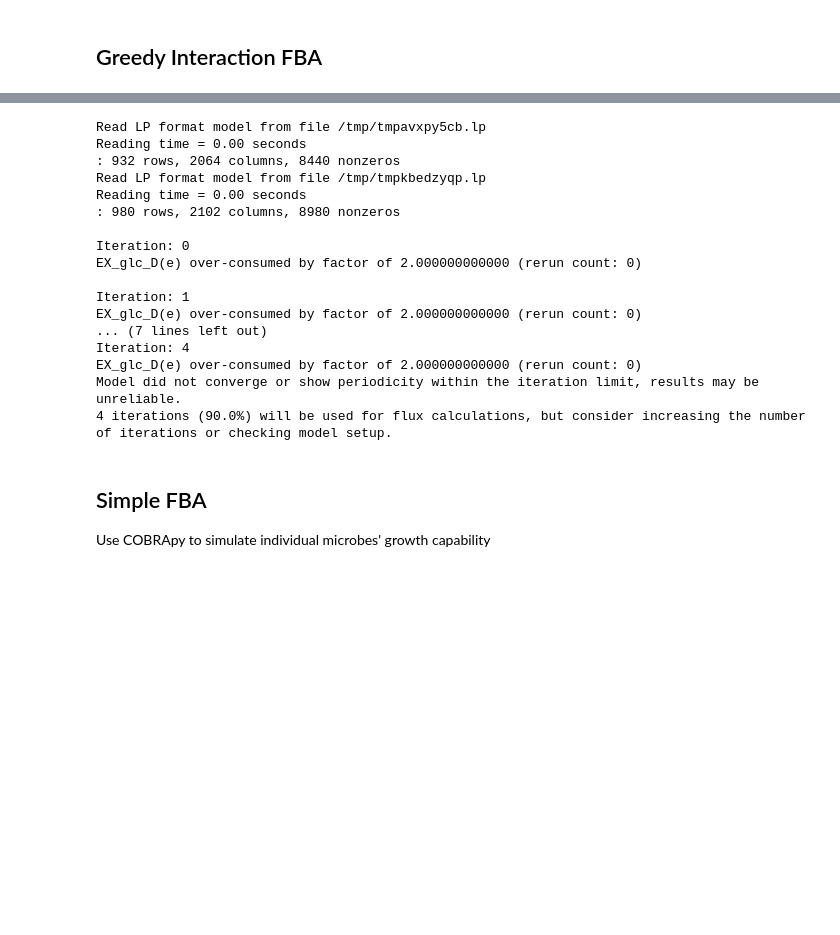
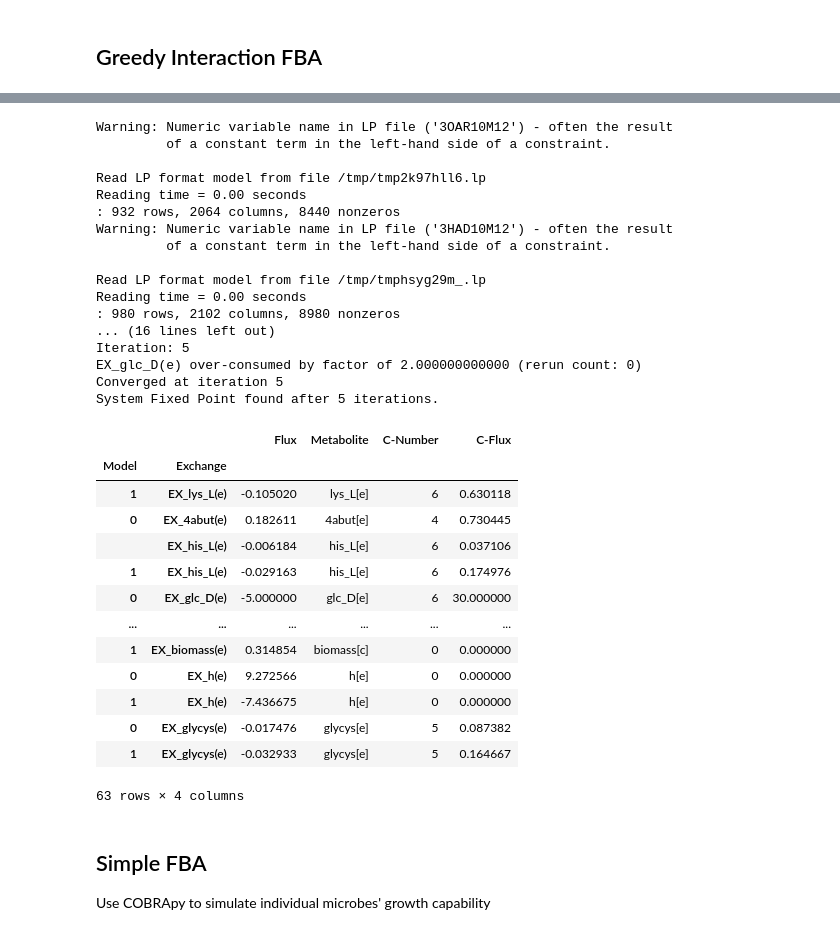
Before and after one commit to m-3-lab/giFBA, a Jupyter notebook: Examples/2_real_models/2_1_ahallii_binfantis.ipynb, the cells around one changed output, grey strips where cells are left out. Saved outputs shown, nothing was run; the diff lists cells and outputs as text; code cells hidden in the pictures; blank space fills up the shorter version.

```diff
--- a/Examples/2_real_models/2_1_ahallii_binfantis.ipynb
+++ b/Examples/2_real_models/2_1_ahallii_binfantis.ipynb
@@ -83,43 +85,59 @@ Using regular expression found the following compartments:c, e
 # %%
 # initialize community
 community = gifba.gifbaObject(models,
                               media,
                               rel_abund=rel_abund)
 
 # run iterations
-media_flux, org_flux = community.run_gifba(iters=5,
+media_flux, org_flux = community.run_gifba(iters=100,
                                            method="pfba",
                                            v=True)
 
 # view results and prep network files for cytoscape
 summary = community.summarize()
 edges, nodes = summary.to_cytoscape()
 
 # only visualize substantial edges keeping biomass fluxes
 edges = edges[(abs(edges["Value"]) > 0.1) | (edges["Target"] == "biomass[c]")]
 nodes = nodes[nodes["ID"].isin(edges[["Source", "Target"]].values.flatten())]
 
 # store
 edges.to_csv("../figures/real_model_figs/cytoscape_networks/AH_BI_edges.csv", index=False)
 nodes.to_csv("../figures/real_model_figs/cytoscape_networks/AH_BI_nodes.csv", index=False)
+
+summary
 # %% [output]
-Read LP format model from file /tmp/tmpavxpy5cb.lp
+Warning: Numeric variable name in LP file ('3OAR10M12') - often the result
+         of a constant term in the left-hand side of a constraint.
+
+Read LP format model from file /tmp/tmp2k97hll6.lp
 Reading time = 0.00 seconds
 : 932 rows, 2064 columns, 8440 nonzeros
-Read LP format model from file /tmp/tmpkbedzyqp.lp
+Warning: Numeric variable name in LP file ('3HAD10M12') - often the result
+         of a constant term in the left-hand side of a constraint.
+
+Read LP format model from file /tmp/tmphsyg29m_.lp
 Reading time = 0.00 seconds
 : 980 rows, 2102 columns, 8980 nonzeros
-
-Iteration: 0
+... (16 lines left out)
+Iteration: 5
 EX_glc_D(e) over-consumed by factor of 2.000000000000 (rerun count: 0)
-
-Iteration: 1
-EX_glc_D(e) over-consumed by factor of 2.000000000000 (rerun count: 0)
-... (7 lines left out)
-Iteration: 4
-EX_glc_D(e) over-consumed by factor of 2.000000000000 (rerun count: 0)
-Model did not converge or show periodicity within the iteration limit, results may be unreliable.
-4 iterations (90.0%) will be used for flux calculations, but consider increasing the number of iterations or checking model setup.
+Converged at iteration 5
+System Fixed Point found after 5 iterations.
+|  |  | Flux | Metabolite | C-Number | C-Flux |
+| Model | Exchange |  |  |  |  |
+| 1 | EX_lys_L(e) | -0.105020 | lys_L[e] | 6 | 0.630118 |
+| 0 | EX_4abut(e) | 0.182611 | 4abut[e] | 4 | 0.730445 |
+|  | EX_his_L(e) | -0.006184 | his_L[e] | 6 | 0.037106 |
+| 1 | EX_his_L(e) | -0.029163 | his_L[e] | 6 | 0.174976 |
+| 0 | EX_glc_D(e) | -5.000000 | glc_D[e] | 6 | 30.000000 |
+| ... | ... | ... | ... | ... | ... |
+| 1 | EX_biomass(e) | 0.314854 | biomass[c] | 0 | 0.000000 |
+| 0 | EX_h(e) | 9.272566 | h[e] | 0 | 0.000000 |
+| 1 | EX_h(e) | -7.436675 | h[e] | 0 | 0.000000 |
+| 0 | EX_glycys(e) | -0.017476 | glycys[e] | 5 | 0.087382 |
+| 1 | EX_glycys(e) | -0.032933 | glycys[e] | 5 | 0.164667 |
+63 rows × 4 columns
 # %% [markdown]
 ## Simple FBA
 Use COBRApy to simulate individual microbes' growth capability
```
Also changed, not shown: parts of 4 cells of this notebook, 26 other files.
